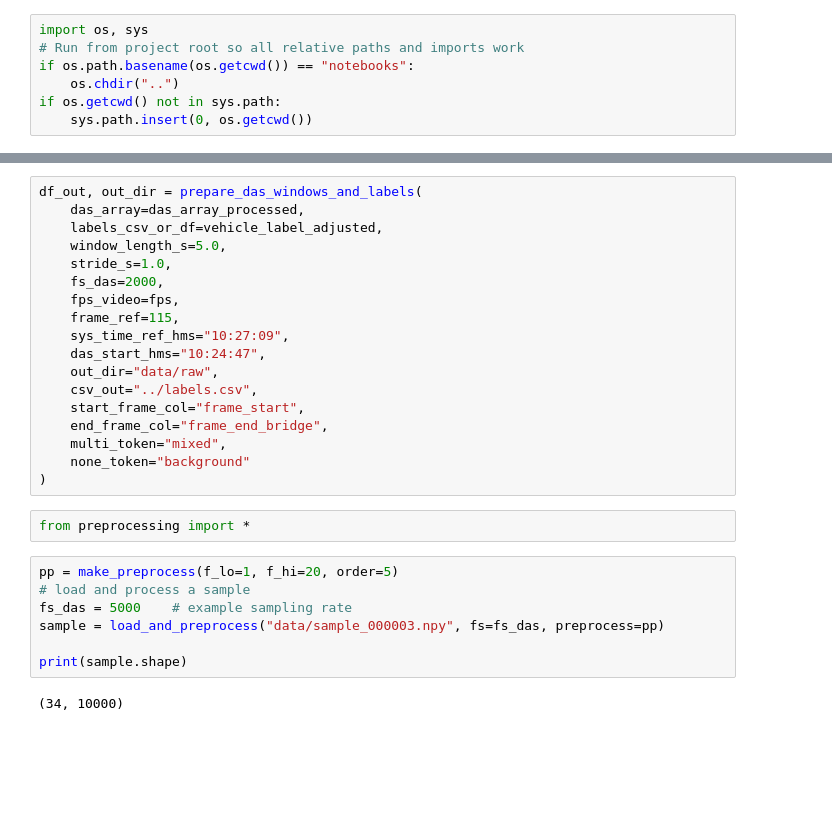
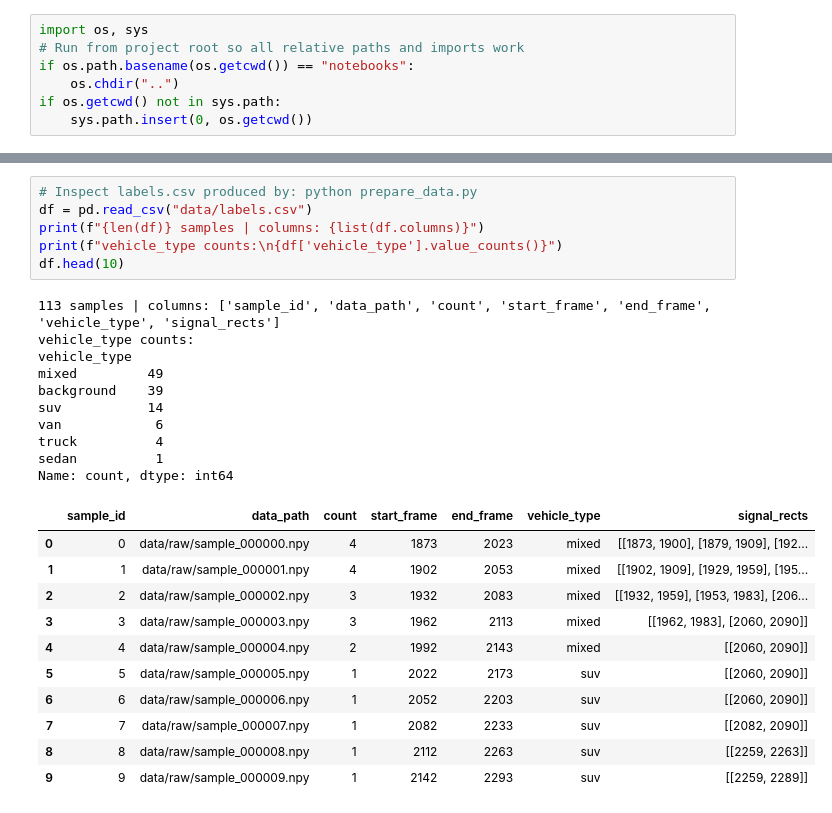
Before and after one commit to UWGeoD/DAS_Preprocessing, a Jupyter notebook: notebooks/data_prep.ipynb, the cells around one changed output, grey strips where cells are left out. Cells and saved outputs as stored; diff of their text form; blank space fills up the shorter version.

```diff
--- a/notebooks/data_prep.ipynb
+++ b/notebooks/data_prep.ipynb
@@ -342,29 +18,28 @@ def prepare_das_windows_and_labels(
-# %%
-df_out, out_dir = prepare_das_windows_and_labels(
-    das_array=das_array_processed,
-    labels_csv_or_df=vehicle_label_adjusted,
-    window_length_s=5.0,
-    stride_s=1.0,
-    fs_das=2000,
-    fps_video=fps,
-    frame_ref=115,
-    sys_time_ref_hms="10:27:09",
-    das_start_hms="10:24:47",
-    out_dir="data/raw",
-    csv_out="../labels.csv",
-    start_frame_col="frame_start",
-    end_frame_col="frame_end_bridge",
-    multi_token="mixed",
-    none_token="background"
-)
-# %%
-from preprocessing import *
-# %%
-pp = make_preprocess(f_lo=1, f_hi=20, order=5)
-# load and process a sample
-fs_das = 5000    # example sampling rate
-sample = load_and_preprocess("data/sample_000003.npy", fs=fs_das, preprocess=pp)
-
-print(sample.shape)
-# %% [output]
-(34, 10000)
+# %%
+# Inspect labels.csv produced by: python prepare_data.py
+df = pd.read_csv("data/labels.csv")
+print(f"{len(df)} samples | columns: {list(df.columns)}")
+print(f"vehicle_type counts:\n{df['vehicle_type'].value_counts()}")
+df.head(10)
+# %% [output]
+113 samples | columns: ['sample_id', 'data_path', 'count', 'start_frame', 'end_frame', 'vehicle_type', 'signal_rects']
+vehicle_type counts:
+vehicle_type
+mixed         49
+background    39
+suv           14
+van            6
+truck          4
+sedan          1
+Name: count, dtype: int64
+|  | sample_id | data_path | count | start_frame | end_frame | vehicle_type | signal_rects |
+| 0 | 0 | data/raw/sample_000000.npy | 4 | 1873 | 2023 | mixed | [[1873, 1900], [1879, 1909], [192... |
+| 1 | 1 | data/raw/sample_000001.npy | 4 | 1902 | 2053 | mixed | [[1902, 1909], [1929, 1959], [195... |
+| 2 | 2 | data/raw/sample_000002.npy | 3 | 1932 | 2083 | mixed | [[1932, 1959], [1953, 1983], [206... |
+| 3 | 3 | data/raw/sample_000003.npy | 3 | 1962 | 2113 | mixed | [[1962, 1983], [2060, 2090]] |
+| 4 | 4 | data/raw/sample_000004.npy | 2 | 1992 | 2143 | mixed | [[2060, 2090]] |
+| 5 | 5 | data/raw/sample_000005.npy | 1 | 2022 | 2173 | suv | [[2060, 2090]] |
+| 6 | 6 | data/raw/sample_000006.npy | 1 | 2052 | 2203 | suv | [[2060, 2090]] |
+| 7 | 7 | data/raw/sample_000007.npy | 1 | 2082 | 2233 | suv | [[2082, 2090]] |
+| 8 | 8 | data/raw/sample_000008.npy | 1 | 2112 | 2263 | suv | [[2259, 2263]] |
+| 9 | 9 | data/raw/sample_000009.npy | 1 | 2142 | 2293 | suv | [[2259, 2289]] |
```
Also changed, not shown: parts of 9 cells of this notebook, 9 other files.
